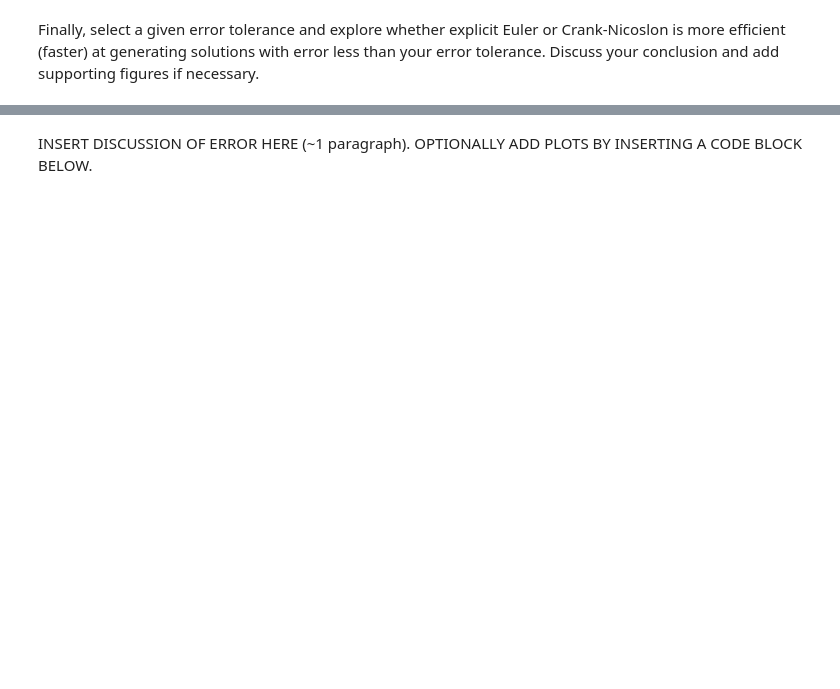
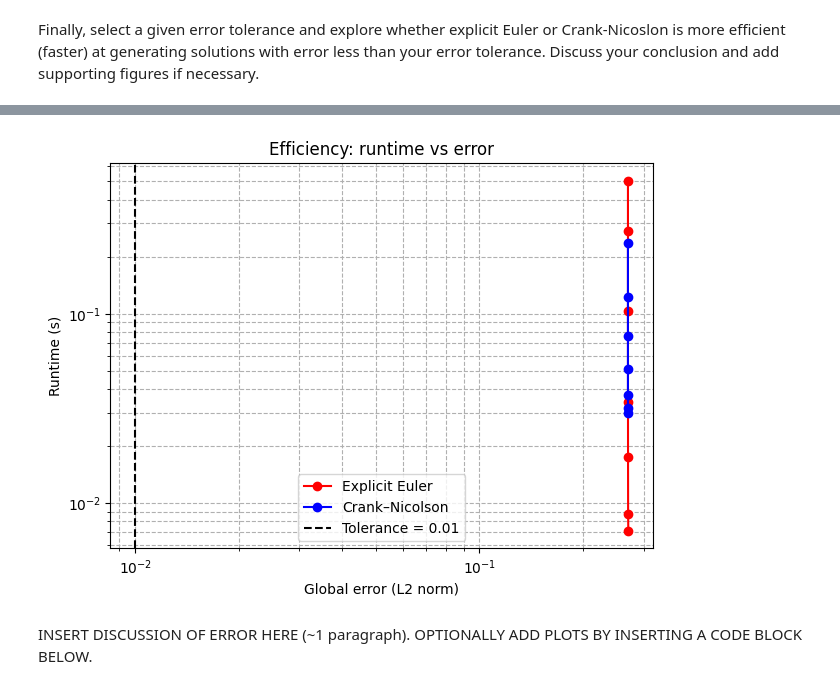
Before and after one commit to josephineshipp/QCES, a Jupyter notebook: Project1_numerical_methods.ipynb, the cells around one changed output, grey strips where cells are left out. Drawn from its saved outputs; the diff is of its cells as text; code cells hidden in the pictures; blank space fills up the shorter version.

```diff
--- a/Project1_numerical_methods.ipynb
+++ b/Project1_numerical_methods.ipynb
@@ -376,2 +468,47 @@ PLOT GLOBAL ERROR FOR EACH SCHEME (1-2 figures) AND DISCUSS ORDER OF ACCURACY (2
 # %% [markdown]
 Finally, select a given error tolerance and explore whether explicit Euler or Crank-Nicoslon is more efficient (faster) at generating solutions with error less than your error tolerance. Discuss your conclusion and add supporting figures if necessary.
+# %%
+# --- Efficiency test for a given error tolerance ---
+
+error_tol = 1e-2  # you can adjust this
+timings_EE = []
+timings_CN = []
+errors_EE_tol = []
+errors_CN_tol = []
+
+Nt_values = [100, 200, 400, 800, 1600, 3200, 6400]
+
+for Nt_test in Nt_values:
+    t_test = np.linspace(t_start, t_end, Nt_test)
+
+    # --- Explicit Euler ---
+    start = time.time()
+    c_EE_test = EE(x, t_test, kappa)
+    end = time.time()
+
+    exact = (1 / np.sqrt(4 * np.pi * kappa * t_test[-1])) * np.exp(-x**2 / (4 * kappa * t_test[-1]))
+    err_EE = np.linalg.norm(c_EE_test[:, -1] - exact) / np.sqrt(len(x))
+    errors_EE_tol.append(err_EE)
+    timings_EE.append(end - start)
+
+    # --- Crank–Nicolson ---
+    start = time.time()
+    c_CN_test = CN(x, t_test, kappa)
+    end = time.time()
+
+    err_CN = np.linalg.norm(c_CN_test[:, -1] - exact) / np.sqrt(len(x))
+    errors_CN_tol.append(err_CN)
+    timings_CN.append(end - start)
+
+# --- Plot time vs error ---
+plt.figure(figsize=(7, 5))
+plt.loglog(errors_EE_tol, timings_EE, 'ro-', label='Explicit Euler')
+plt.loglog(errors_CN_tol, timings_CN, 'bo-', label='Crank–Nicolson')
+plt.axvline(error_tol, color='k', linestyle='--', label=f'Tolerance = {error_tol}')
+plt.xlabel('Global error (L2 norm)')
+plt.ylabel('Runtime (s)')
+plt.title('Efficiency: runtime vs error')
+plt.grid(True, which='both', ls='--')
+plt.legend()
+plt.show()
+# %% [output]
@@ -378,2 +529,3 @@ Finally, select a given error tolerance and explore whether explicit Euler or Cr
+[figure, added]
 # %% [markdown]
 INSERT DISCUSSION OF ERROR HERE (~1 paragraph).  OPTIONALLY ADD PLOTS BY INSERTING A CODE BLOCK BELOW.
```
Also changed, not shown: parts of 18 cells of this notebook.
